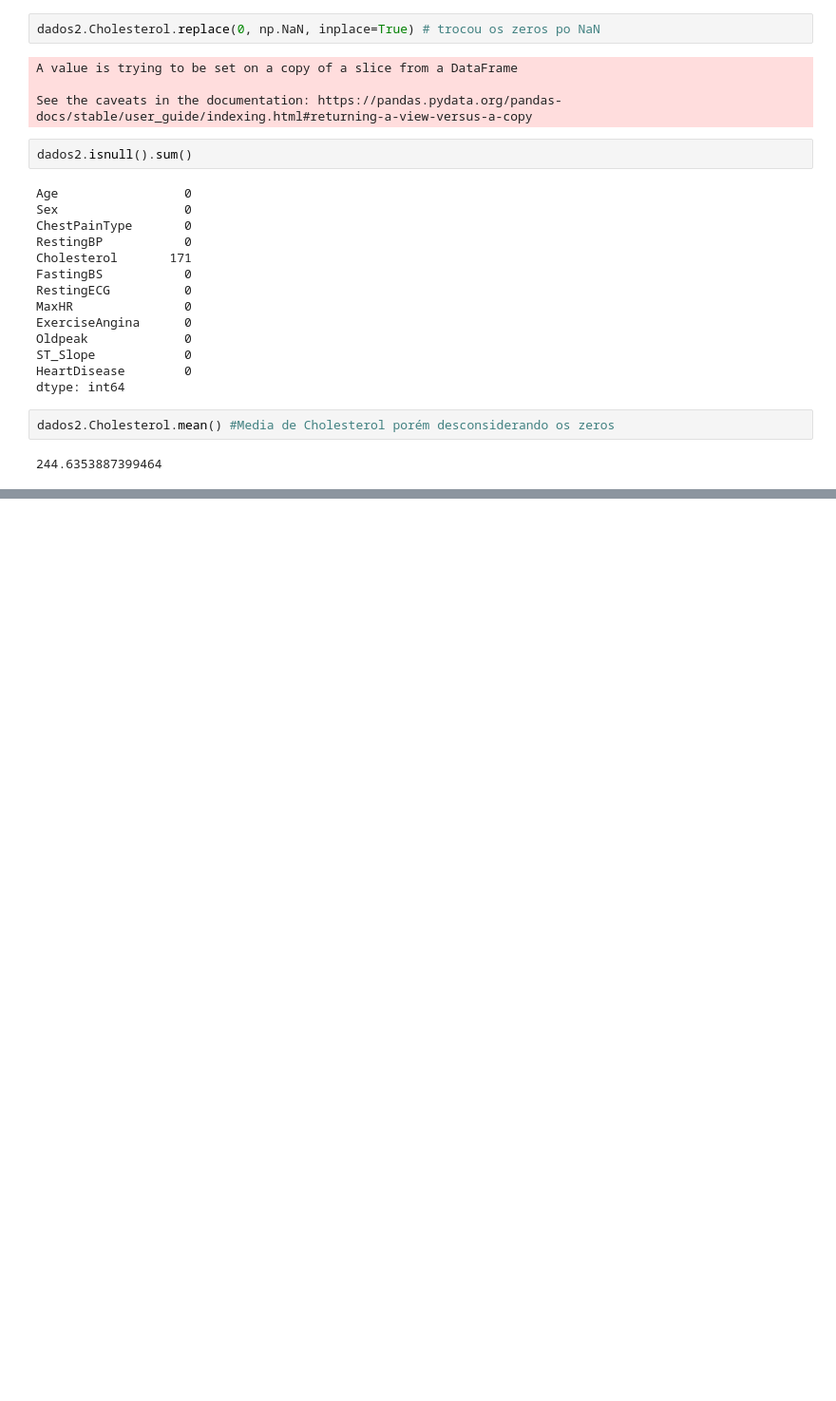
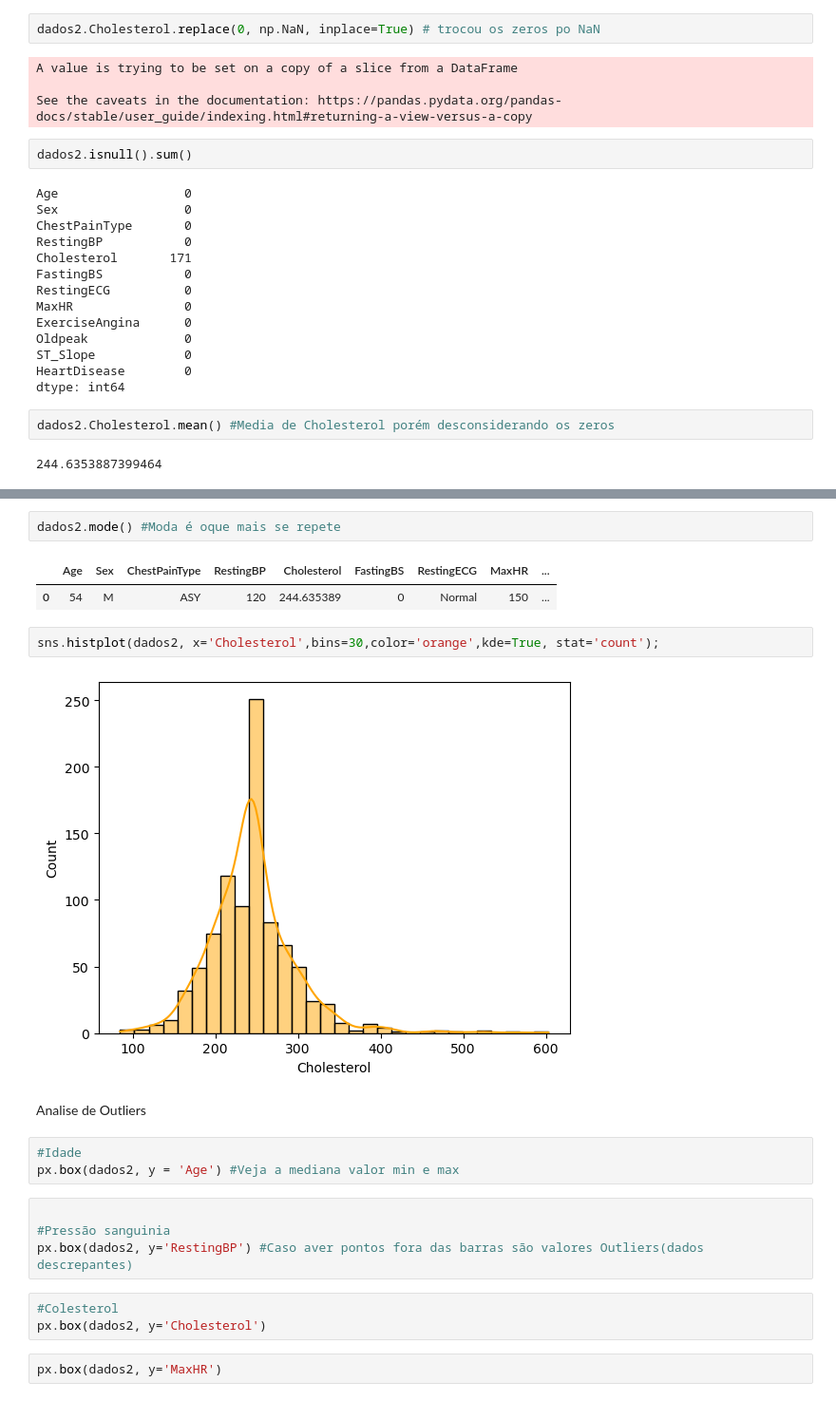
Before and after one commit to LuizSeabraDeMarco/Machine-Learning-com-Python, a Jupyter notebook: Seção 4/tratamento_classificacao.ipynb, the cells around one changed output, grey strips where cells are left out. Shown at 95% size. Drawn from its saved outputs; the diff is of its cells as text; blank space fills up the shorter version.

```diff
--- a/Seção 4/tratamento_classificacao.ipynb
+++ b/Seção 4/tratamento_classificacao.ipynb
@@ -454,0 +483,23 @@ See the caveats in the documentation: https://pandas.pydata.org/pandas-docs/stab
+# %%
+dados2.mode() #Moda é oque mais se repete
+# %% [output]
+|  | Age | Sex | ChestPainType | RestingBP | Cholesterol | FastingBS | RestingECG | MaxHR | ... |
+| 0 | 54 | M | ASY | 120 | 244.635389 | 0 | Normal | 150 | ... |
+# %%
+sns.histplot(dados2, x='Cholesterol',bins=30,color='orange',kde=True, stat='count');
+# %% [output]
+[figure, added]
+# %% [markdown]
+Analise de Outliers
+# %%
+#Idade
+px.box(dados2, y = 'Age') #Veja a mediana valor min e max
+# %%
+
+#Pressão sanguinia
+px.box(dados2, y='RestingBP') #Caso aver pontos fora das barras são valores Outliers(dados descrepantes)
+# %%
+#Colesterol
+px.box(dados2, y='Cholesterol')
+# %%
+px.box(dados2, y='MaxHR')
```
Also changed, not shown: parts of 4 cells of this notebook, 4 other files.
